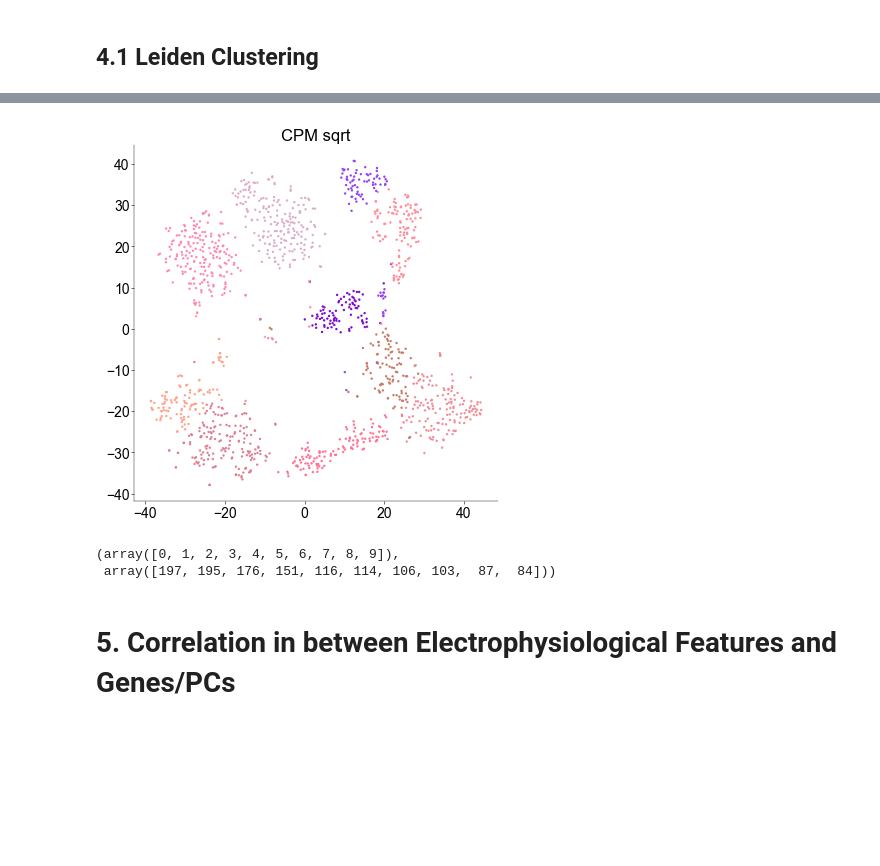
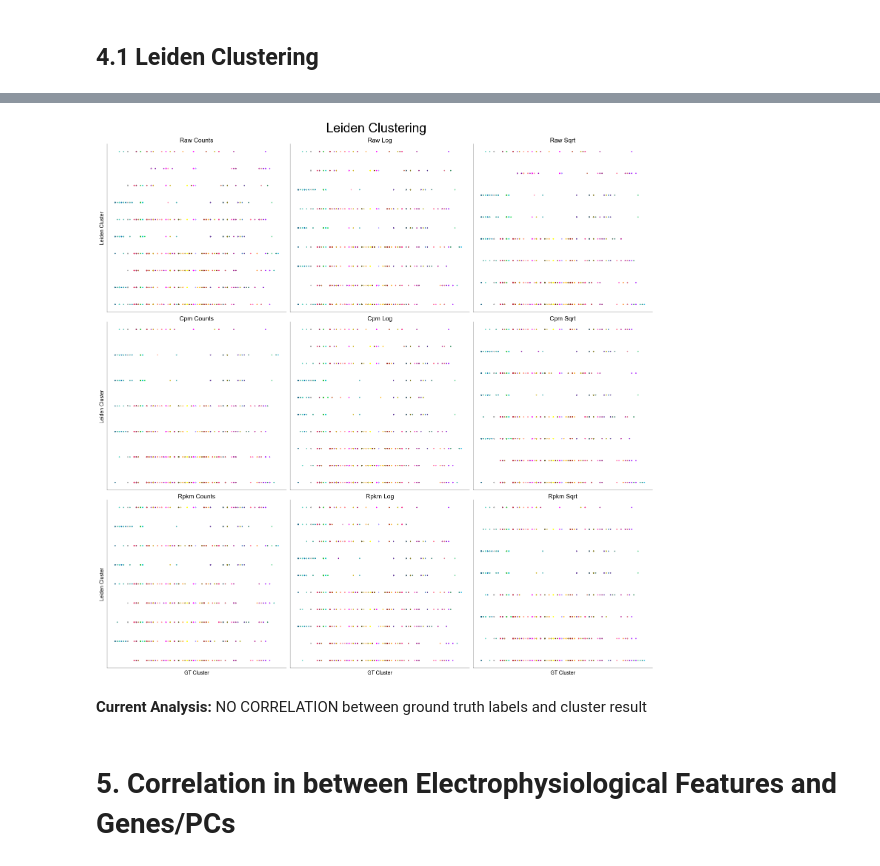
Before and after one commit to H-Kugler/neural-data-science, a Jupyter notebook: final_project/practical03_leandro.ipynb, the cells around one changed output, grey strips where cells are left out. Drawn from its saved outputs; the diff is of its cells as text; code cells hidden in the pictures; blank space fills up the shorter version.

```diff
--- a/final_project/practical03_leandro.ipynb
+++ b/final_project/practical03_leandro.ipynb
@@ -755,33 +613,44 @@ np.unique(partition.membership, return_counts=True)
-# %%
-# tsne_cpm = tsne.fit(fit_cpm)
-# tsne_cpm_log = tsne.fit(fit_cpm_log)
-# tsne_cpm_sqrt = tsne.fit(fit_cpm_sqrt)
-
-# Raw
-# Construct kNN graph with k=15
-A = kneighbors_graph(fit_cpm_sqrt, 15)
-# Transform it into an igraph object
-sources, targets = A.nonzero()
-
-g = ig.Graph(directed=False)
-g.add_vertices(A.shape[0])
-g.add_edges(list(zip(sources, targets)))
-
-partition = la.find_partition(g, la.RBConfigurationVertexPartition)
-fig, ax = plt.subplots(figsize=(4, 4))
-ax.scatter(
-    tsne_cpm_sqrt[:, 0],
-    tsne_cpm_sqrt[:, 1],
-    s=2,
-    c=clusterCols[partition.membership],
-)
-ax.set_title("CPM sqrt")
-plt.show()
-np.unique(partition.membership, return_counts=True)
-# %% [output]
-[figure, removed]
-(array([0, 1, 2, 3, 4, 5, 6, 7, 8, 9]),
- array([197, 195, 176, 151, 116, 114, 106, 103,  87,  84]))
+# %%
+leiden_partition = dict()
+for norm_key, sub_dict in pca_results.items():
+    leiden_partition[norm_key] = dict()
+    for trans_key, result in sub_dict.items():
+        A = kneighbors_graph(counts, 15)
+        sources, targets = A.nonzero()
+        g = ig.Graph(directed=False)
+        g.add_vertices(A.shape[0])
+        g.add_edges(list(zip(sources, targets)))
+        leiden_partition[norm_key][trans_key] = la.find_partition(
+            g, la.RBConfigurationVertexPartition
+        )
+# %%
+# plot actual categories vs leiden clusters
+fig, axs = plt.subplots(
+    num_norms,
+    num_transforms,
+    figsize=(15, 15),
+)
+
+fig.suptitle("Leiden Clustering", fontsize=25)
+for i, (norm_key, sub_dict) in enumerate(leiden_partition.items()):
+    for j, (trans_key, result) in enumerate(sub_dict.items()):
+        axs[i, j].scatter(
+            cluster_colors,
+            result.membership,
+            s=7,
+            c=cluster_colors,
+        )
+        axs[i, j].set_title(f"{norm_key} {trans_key}".title())
+        axs[i, j].set_xticks([])
+        axs[i, j].set_yticks([])
+        if i == num_transforms - 1:
+            axs[i, j].set_xlabel("GT Cluster")
+        if j == 0:
+            axs[i, j].set_ylabel("Leiden Cluster")
+# %% [output]
+[figure, added]
+# %% [markdown]
+**Current Analysis:** NO CORRELATION between ground truth labels and cluster result
 # %% [markdown]
 # 5. Correlation in between Electrophysiological Features and Genes/PCs
 # %% [markdown]
```
Also changed, not shown: parts of 14 cells of this notebook.
